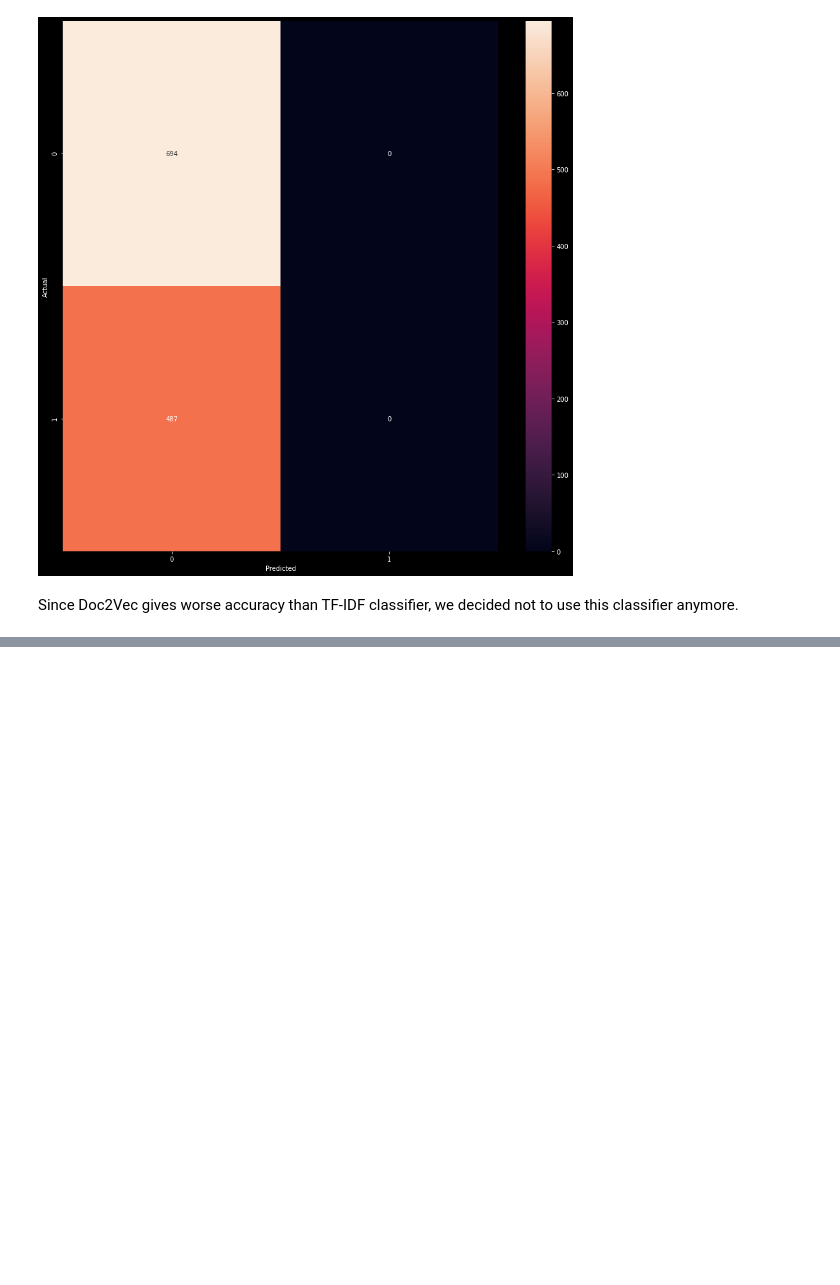
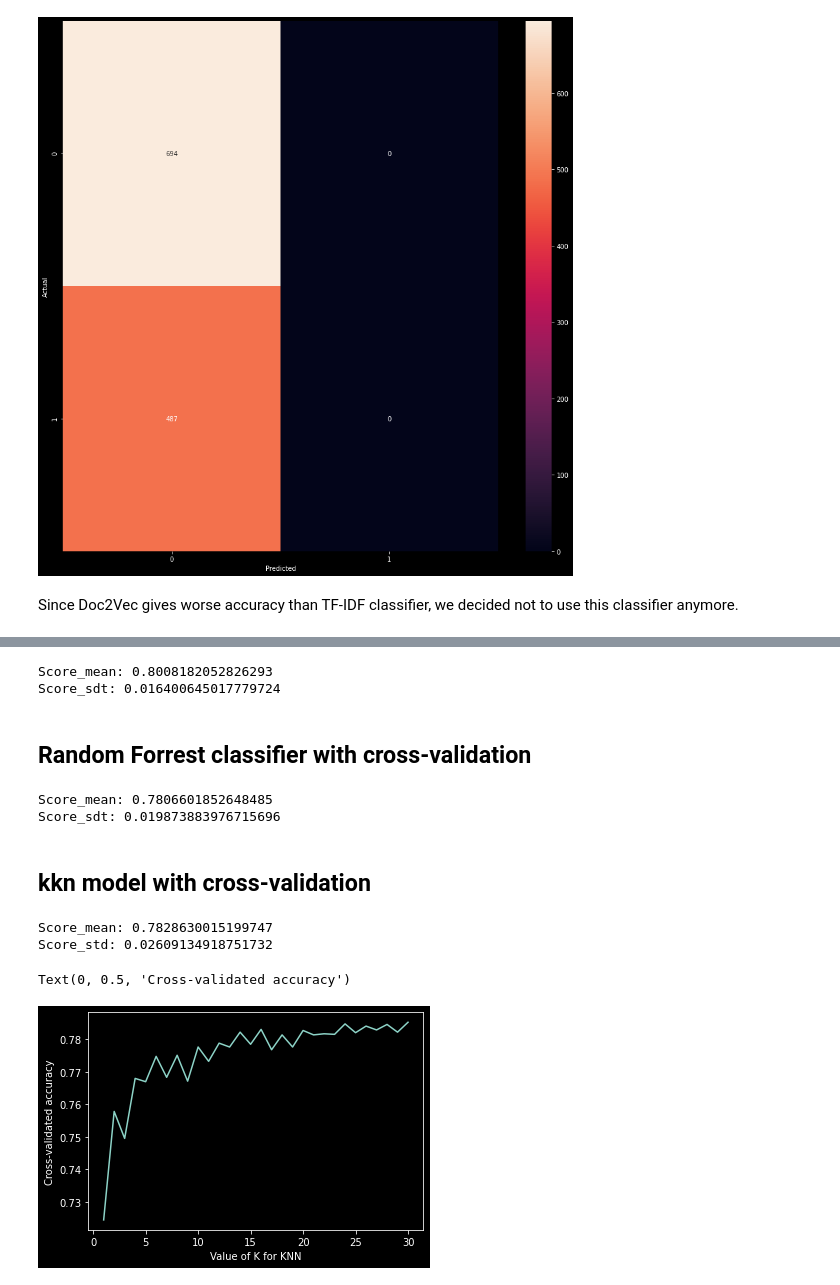
Before and after one commit to 98bao/Migros, a Jupyter notebook: code/Project_code.ipynb, the cells around one changed output, grey strips where cells are left out. Drawn from its saved outputs; the diff is of its cells as text; code cells hidden in the pictures; blank space fills up the shorter version.

```diff
--- a/code/Project_code.ipynb
+++ b/code/Project_code.ipynb
@@ -928,0 +1054,65 @@ Since Doc2Vec gives worse accuracy than TF-IDF classifier, we decided not to use
+# %%
+# define features
+X = df_train['text']
+y = df_train['target']
+# Define vectorizer
+tfidf_vector = TfidfVectorizer(tokenizer=spacy_tokenizer, ngram_range=(3, 4), min_df=1, max_df=1.0, analyzer='char')
+X_tdf_vec = tfidf_vector.fit_transform(X)
+# %%
+# 10-fold cross-validation with the logistic regression
+scores =cross_val_score(LogisticRegression(solver="lbfgs", max_iter=1000, random_state=72, C=2.6), X_tdf_vec, y, cv=10, scoring='accuracy')
+scores = np.array(scores)
+print('Score_mean:', np.mean(scores))
+print('Score_sdt:', np.std(scores))
+# %% [output]
+Score_mean: 0.8008182052826293
+Score_sdt: 0.016400645017779724
+# %% [markdown]
+## Random Forrest classifier with cross-validation
+# %%
+#10- fold cross-validation with the random forrest classifier
+scores_lrcv =cross_val_score(RandomForestClassifier(), X_tdf_vec, y, cv=10, scoring='accuracy')
+scores_lrcv = np.array(scores_lrcv)
+print('Score_mean:', np.mean(scores_lrcv))
+print('Score_sdt:', np.std(scores_lrcv))
+# %% [output]
+Score_mean: 0.7806601852648485
+Score_sdt: 0.019873883976715696
+# %% [markdown]
+## kkn model with cross-validation
+# %%
+# 10-fold cross-vaidation KNN model k=15
+knn = KNeighborsClassifier(n_neighbors=27)
+scores_knn =cross_val_score(knn, X_tdf_vec, y, cv=10, scoring='accuracy')
+scores_knn =np.array(scores_knn)
+print('Score_mean:', np.mean(scores_knn))
+print('Score_std:',  np.std(scores_knn))
+# %% [output]
+Score_mean: 0.7828630015199747
+Score_std: 0.02609134918751732
+# %%
+# search for an optimal value of K for KNN
+
+# range of k we want to try
+k_range = range(1, 31)
+# empty list to store scores
+k_scores = []
+
+# 1. we will loop through reasonable values of k
+for k in k_range:
+    # 2. run KNeighborsClassifier with k neighbours
+    knn = KNeighborsClassifier(n_neighbors=k)
+    # 3. obtain cross_val_score for KNeighborsClassifier with k neighbours
+    scores= cross_val_score(knn, X_tdf_vec, y, cv=10, scoring='accuracy')
+    # 4. append mean of scores for k neighbors to k_scores list
+    k_scores.append(scores.mean())
+# %%
+%matplotlib inline
+# Plot how accuracy changes as we vary k
+plt.style.use('dark_background')
+plt.plot(k_range, k_scores)
+plt.xlabel('Value of K for KNN')
+plt.ylabel('Cross-validated accuracy')
+# %% [output]
+Text(0, 0.5, 'Cross-validated accuracy')
+[figure, added]
```
Also changed, not shown: parts of 47 cells of this notebook.
